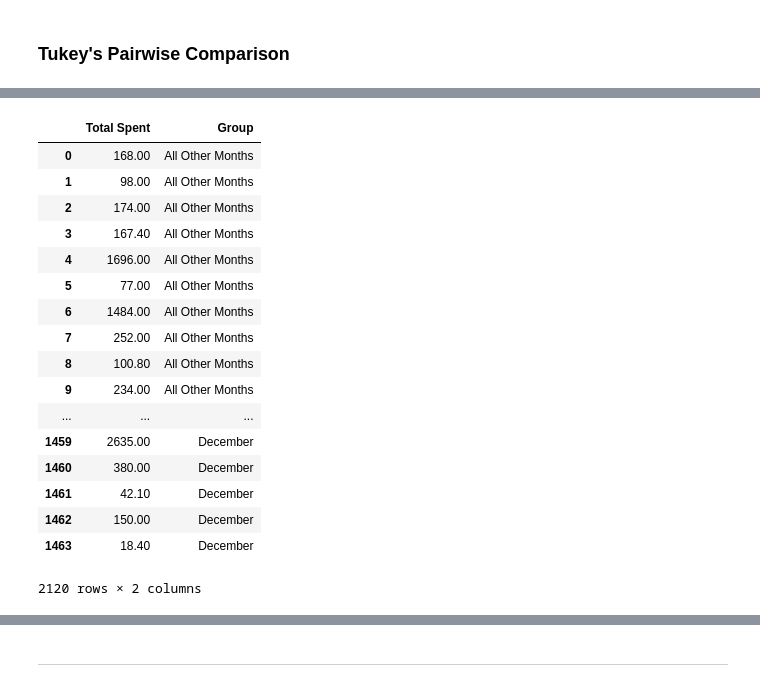
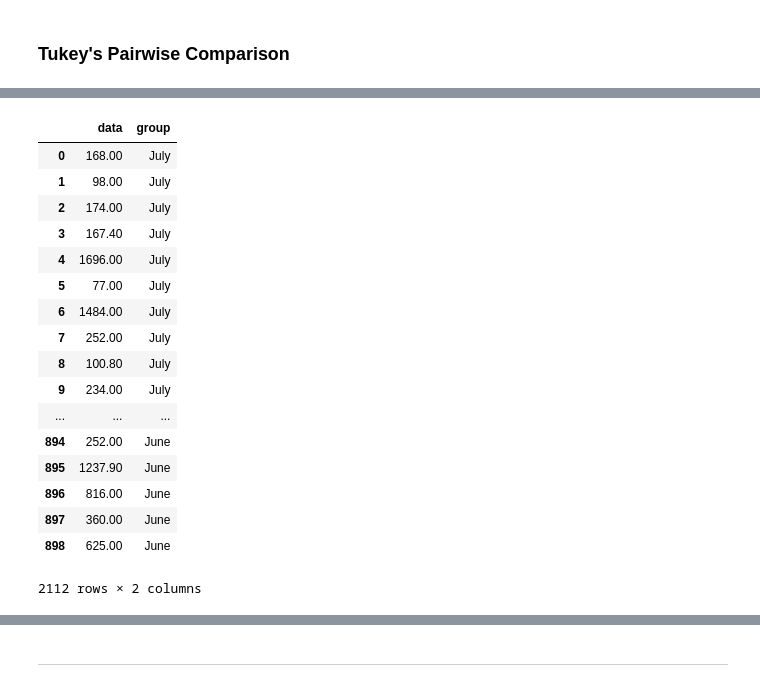
Before and after one commit to Sue-Mir/Module2_Project_Hypothesis_Testing, a Jupyter notebook: Student_Hypothesis_III.ipynb, the cells around one changed output, grey strips where cells are left out. Cells and saved outputs as stored; diff of their text form; code cells hidden in the pictures.

```diff
--- a/Student_Hypothesis_III.ipynb
+++ b/Student_Hypothesis_III.ipynb
@@ -226,6 +169,0 @@ df_order_details
-# %%
-## Create 'december_order' column for groupby
-import datetime
-df_order_details['december_order'] = (df_order_details['order_month'] == 'December')
-df_order_details['december_order'] = df_order_details['december_order'].map({True:'December',False:'All Other Months'})
-df_order_details
@@ -279,7 +236,7 @@ sns.barplot(data=df_order_details, x='december_order',y='Total Spent',ci=68,)
 # %%
 grps = {}
-for grp_name in df_order_details['december_order'].unique():
-    grps[grp_name] = df_order_details.groupby('december_order').get_group(grp_name)['Total Spent']
+for grp_name in df_order_details['order_month'].unique():
+    grps[grp_name] = df_order_details.groupby('order_month').get_group(grp_name)['Total Spent']
 
 grps
 # %% [output]
@@ -321,31 +278,3 @@ For the Independent 2 Sample T-Test the assumptions are:
 ### Check and Remove Outliers
 # %% [markdown]
 Use absolutely value of Z-scores >3 as rule to find and remove outliers
-# %%
-def find_outliers_Z(data):
-    """Use scipy to calculate absolute Z-scores
-    and return boolean series where True indicates it is an outlier.
-
-    Args:
-        data (Series,or ndarray): data to test for outliers.
-
-    Returns:
-        [boolean Series]: A True/False for each row use to slice outliers.
-
-    EXAMPLE USE:
-    >> idx_outs = find_outliers_df(df['AdjustedCompensation'])
-    >> good_data = df[~idx_outs].copy()
-    """
-    import scipy.stats as stats
-    import numpy as np
-    ## Calculate z-scores
-    zs = stats.zscore(data)
-
-    ## Find z-scores >3 awayfrom mean
-    idx_outs = np.abs(zs)>3
-
-    ## If input was a series, make idx_outs index match
-    if isinstance(data,pd.Series):
-        return pd.Series(idx_outs,index=data.index)
-    else:
-        return pd.Series(idx_outs)
@@ -572,24 +456,24 @@ def prepare_for_tukeys(grps):
 # %%
-df_tukey = prepare_for_tukeys(grps)
+df_tukey = prep_data_for_tukeys(grps)
 df_tukey
 # %% [output]
-|  | Total Spent | Group |
-| 0 | 168.00 | All Other Months |
-| 1 | 98.00 | All Other Months |
-| 2 | 174.00 | All Other Months |
-| 3 | 167.40 | All Other Months |
-| 4 | 1696.00 | All Other Months |
-| 5 | 77.00 | All Other Months |
-| 6 | 1484.00 | All Other Months |
-| 7 | 252.00 | All Other Months |
-| 8 | 100.80 | All Other Months |
-| 9 | 234.00 | All Other Months |
+|  | data | group |
+| 0 | 168.00 | July |
+| 1 | 98.00 | July |
+| 2 | 174.00 | July |
+| 3 | 167.40 | July |
+| 4 | 1696.00 | July |
+| 5 | 77.00 | July |
+| 6 | 1484.00 | July |
+| 7 | 252.00 | July |
+| 8 | 100.80 | July |
+| 9 | 234.00 | July |
 | ... | ... | ... |
-| 1459 | 2635.00 | December |
-| 1460 | 380.00 | December |
-| 1461 | 42.10 | December |
-| 1462 | 150.00 | December |
-| 1463 | 18.40 | December |
+| 894 | 252.00 | June |
+| 895 | 1237.90 | June |
+| 896 | 816.00 | June |
+| 897 | 360.00 | June |
+| 898 | 625.00 | June |
-2120 rows × 2 columns
+2112 rows × 2 columns
 # %%
 from statsmodels.stats.multicomp import pairwise_tukeyhsd
```
Also changed, not shown: parts of 55 cells of this notebook, 5 other files.
